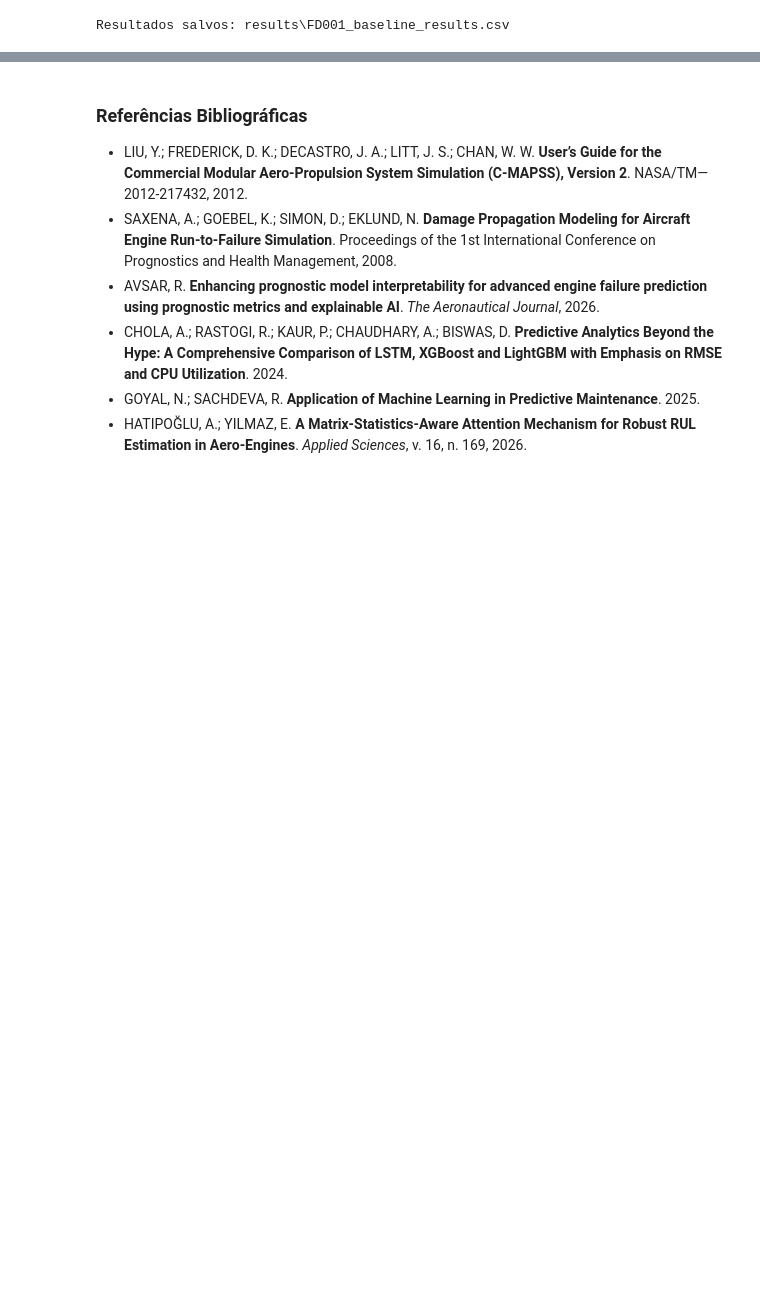
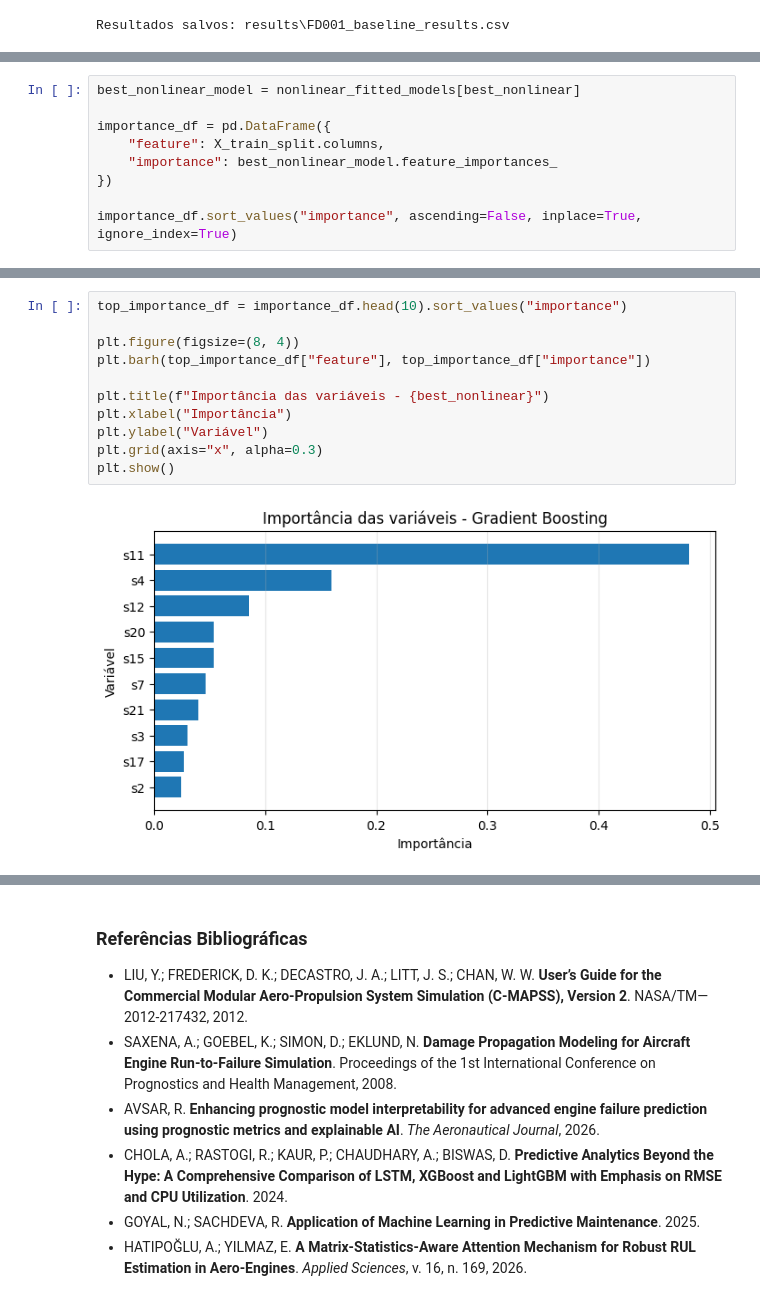
Before and after one commit to ander-oliveira/rul-prediction-cmapss, a Jupyter notebook: Prediction_RUL_CMAPSS.ipynb, the cells around one changed output, grey strips where cells are left out. Drawn from its saved outputs; the diff is of its cells as text; blank space fills up the shorter version.

```diff
--- a/Prediction_RUL_CMAPSS.ipynb
+++ b/Prediction_RUL_CMAPSS.ipynb
@@ -1408,0 +1648,9 @@ Resultados salvos: results\FD001_baseline_results.csv
+# %%
+best_nonlinear_model = nonlinear_fitted_models[best_nonlinear]
+
+importance_df = pd.DataFrame({
+    "feature": X_train_split.columns,
+    "importance": best_nonlinear_model.feature_importances_
+})
+
+importance_df.sort_values("importance", ascending=False, inplace=True, ignore_index=True)
@@ -1408,0 +1671,13 @@ Resultados salvos: results\FD001_baseline_results.csv
+# %%
+top_importance_df = importance_df.head(10).sort_values("importance")
+
+plt.figure(figsize=(8, 4))
+plt.barh(top_importance_df["feature"], top_importance_df["importance"])
+
+plt.title(f"Importância das variáveis - {best_nonlinear}")
+plt.xlabel("Importância")
+plt.ylabel("Variável")
+plt.grid(axis="x", alpha=0.3)
+plt.show()
+# %% [output]
+[figure, added]
```
Also changed, not shown: parts of 33 cells of this notebook, 3 other files.
